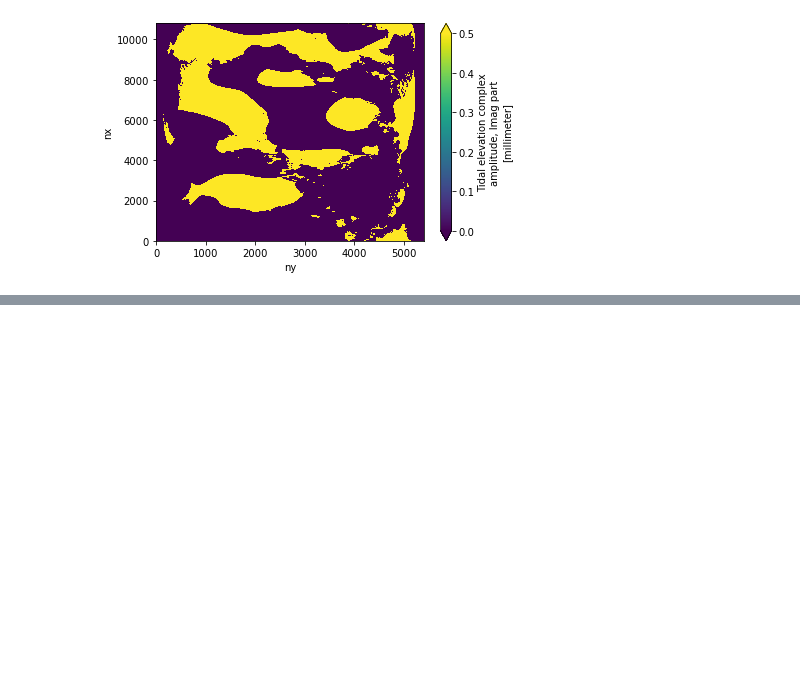
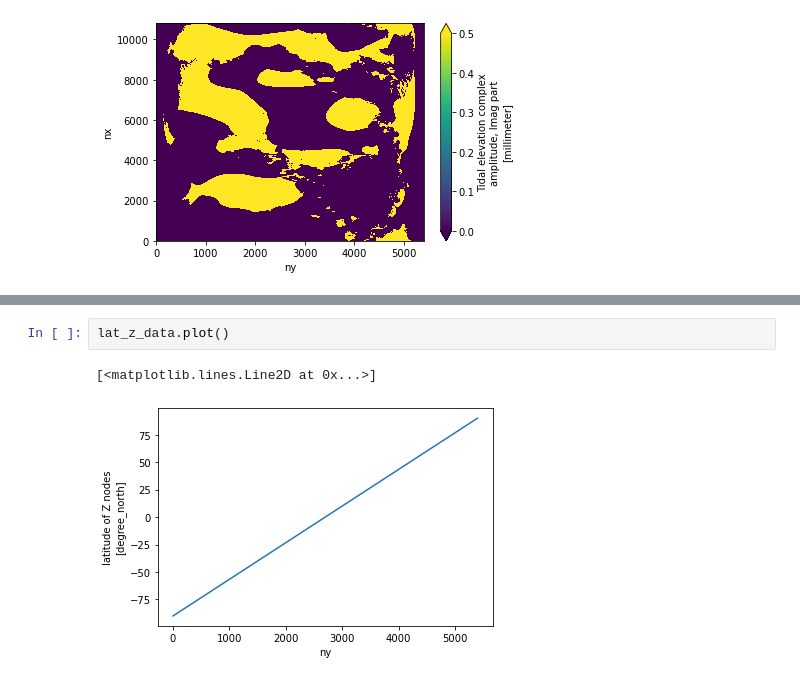
Before and after one commit to Hemantojha2023/Tidal_summer_project_2024, a Jupyter notebook: m2.ipynb, the cells around one changed output, grey strips where cells are left out. Drawn from its saved outputs; the diff is of its cells as text; blank space fills up the shorter version.

```diff
--- a/m2.ipynb
+++ b/m2.ipynb
@@ -47,0 +66,5 @@ hIm_data.plot(vmin=0,vmax=0.5)
+# %%
+lat_z_data.plot()
+# %% [output]
+[<matplotlib.lines.Line2D at 0x...>]
+[figure, added]
```
Also changed, not shown: parts of 5 cells of this notebook.
